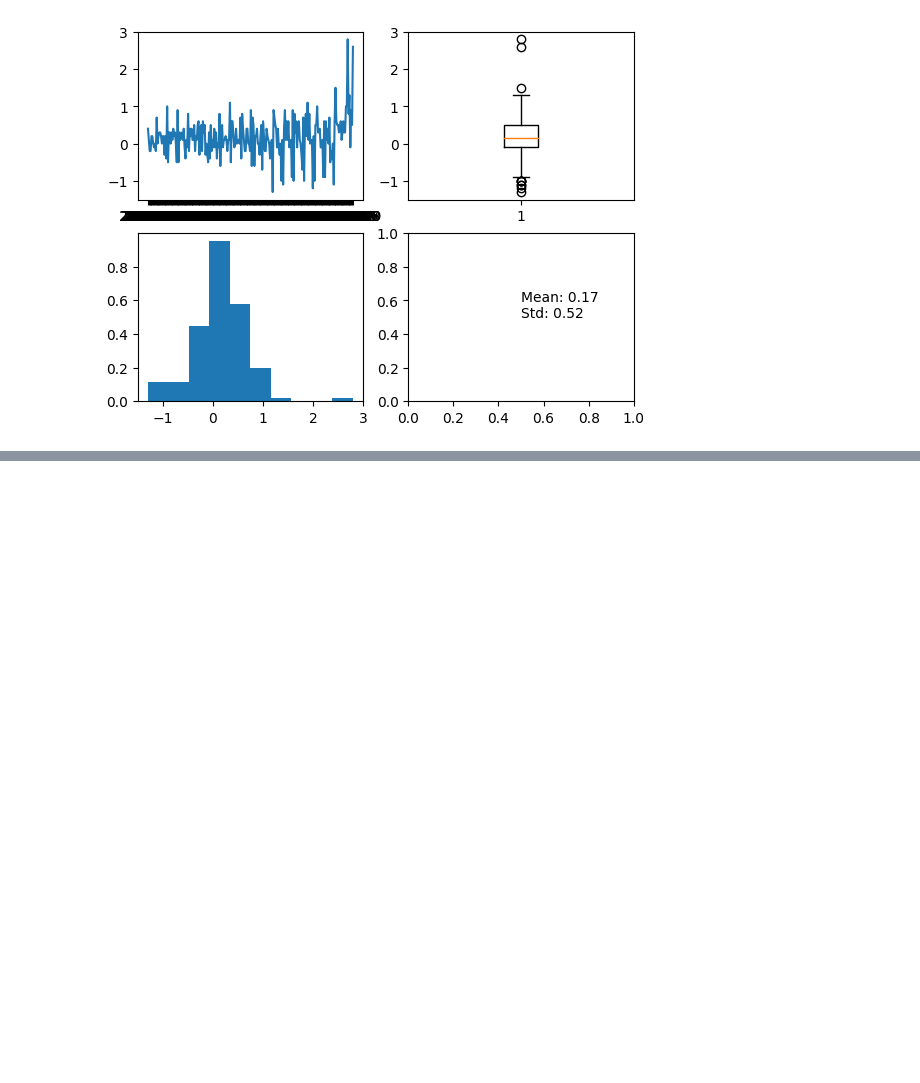
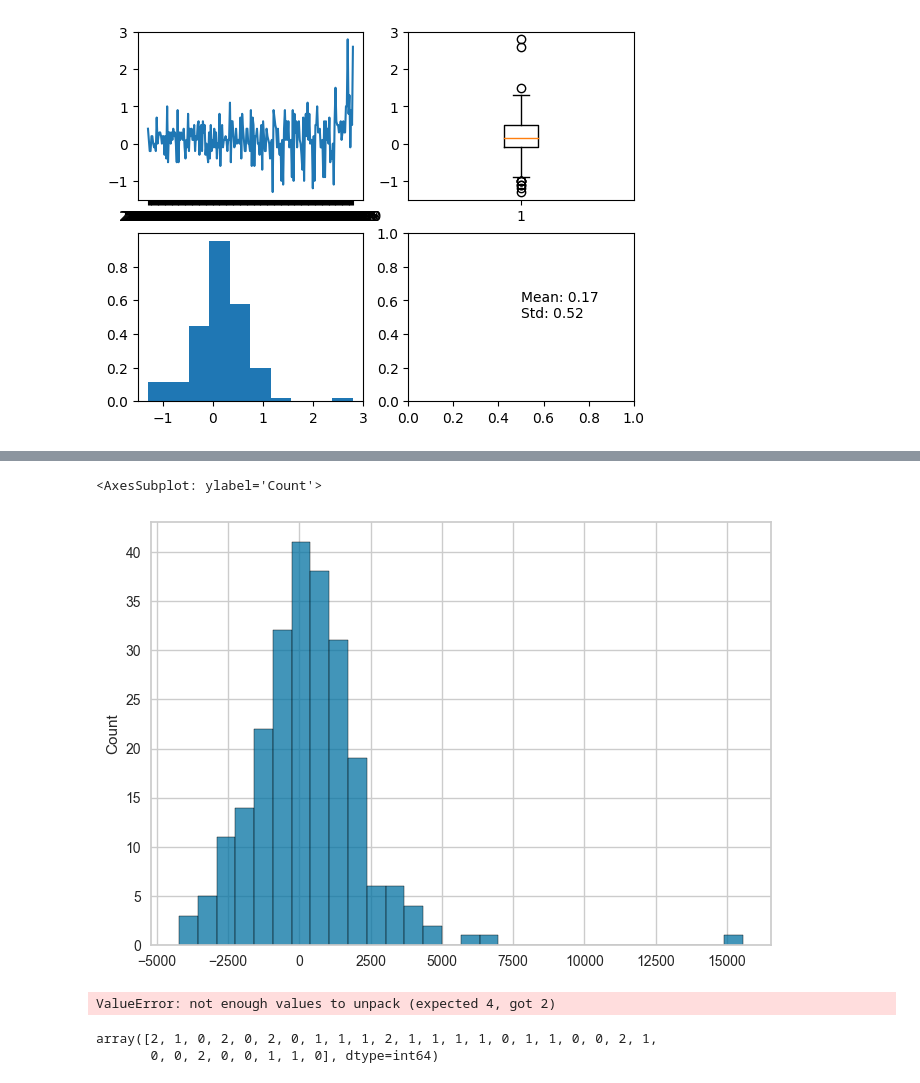
Before and after one commit to julianhilgemann/accelerare, a Jupyter notebook: POC BBK.ipynb, the cells around one changed output, grey strips where cells are left out. Drawn from its saved outputs; the diff is of its cells as text; code cells hidden in the pictures; blank space fills up the shorter version.

```diff
--- a/POC BBK.ipynb
+++ b/POC BBK.ipynb
@@ -452,0 +457,10 @@ plt.show()
+# %%
+import pmdarima as pm
+
+stepwise_fit = pm.auto_arima(DTF["VOL_total"], start_p=1, start_q=1,
+                             max_p=12, max_q=12, m=0,
+                             start_P=0, seasonal=False,
+                             d=1, D=1, trace=True,
+                             error_action='ignore',  # don't want to know if an order does not work
+                             suppress_warnings=True,  # don't want convergence warnings
+                             stepwise=True)  # set to stepwise
@@ -452,0 +485,5 @@ plt.show()
+# %%
+sns.histplot(data = stepwise_fit.resid())
+# %% [output]
+<AxesSubplot: ylabel='Count'>
+[figure, added]
@@ -452,0 +520,19 @@ plt.show()
+# %%
+from xgboost import XGBClassifier
+# read data
+from sklearn.model_selection import train_test_split
+data = DTF["VOL_total"]
+X_train, X_test, y_train, y_test = train_test_split(data['data'], data['target'], test_size=.2)
+# create model instance
+bst = XGBClassifier(n_estimators=2, max_depth=2, learning_rate=1, objective='binary:logistic')
+# fit model
+bst.fit(X_train, y_train)
+# make predictions
+preds = bst.predict(X_test)
+# %% [output]
+ValueError: not enough values to unpack (expected 4, got 2)
+# %%
+preds
+# %% [output]
+array([2, 1, 0, 2, 0, 2, 0, 1, 1, 1, 2, 1, 1, 1, 1, 0, 1, 1, 0, 0, 2, 1,
+       0, 0, 2, 0, 0, 1, 1, 0], dtype=int64)
```
Also changed, not shown: parts of 4 cells of this notebook, 4 other files.
